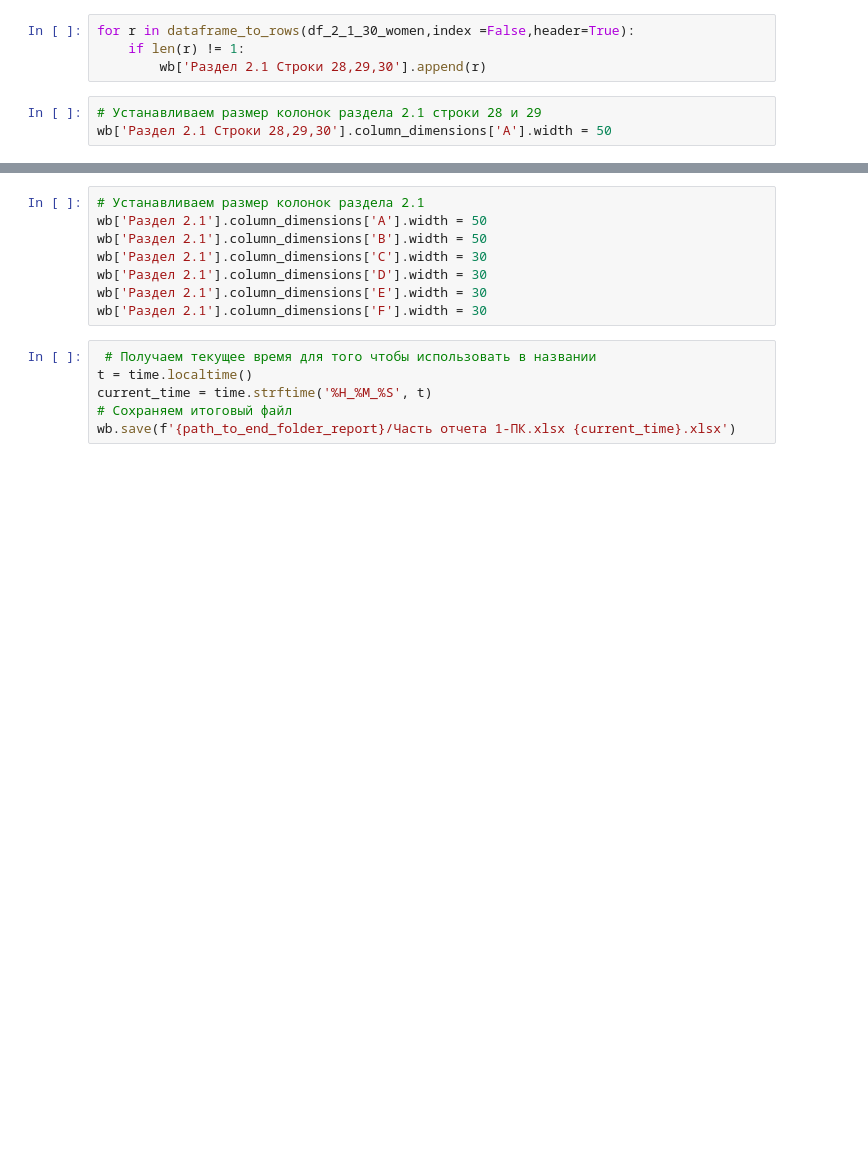
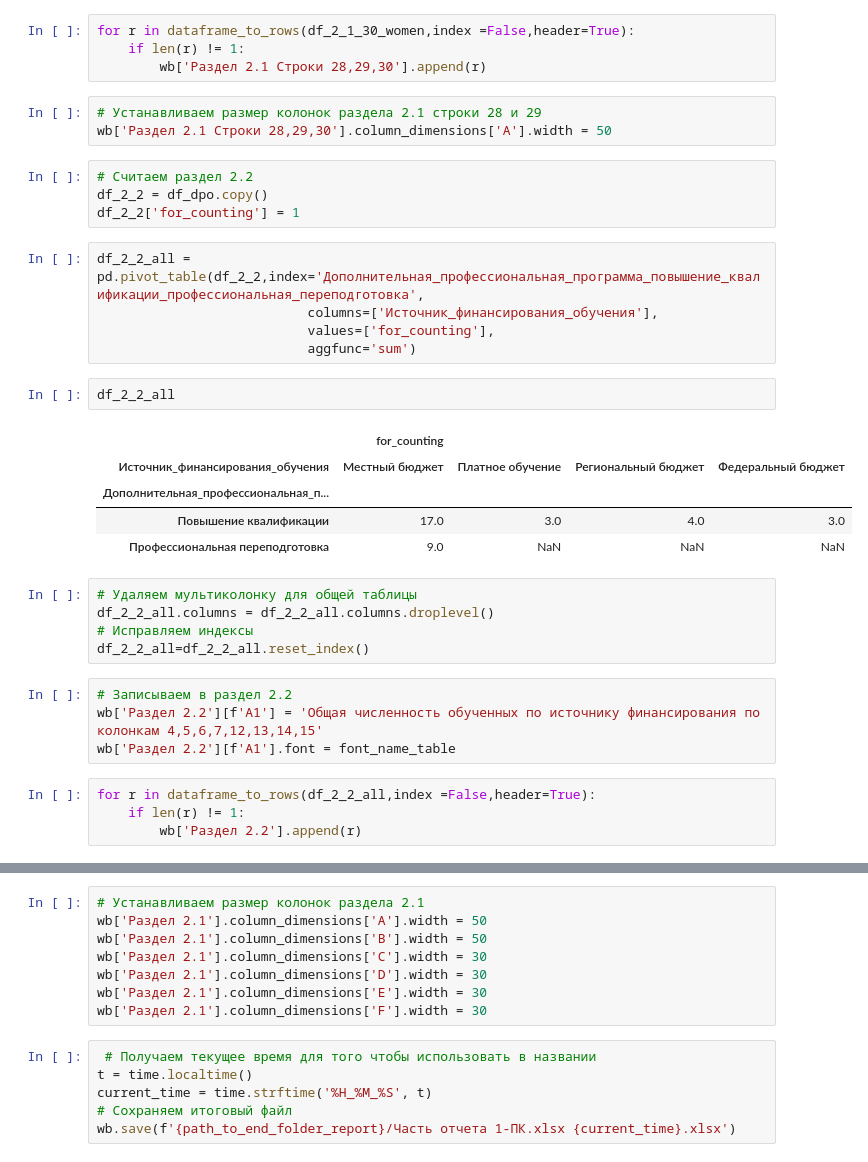
Before and after one commit to t0r1n88/Lindy, a Jupyter notebook: report_1PK.ipynb, the cells around one changed output, grey strips where cells are left out. Cells and saved outputs as stored; diff of their text form; blank space fills up the shorter version.

```diff
--- a/report_1PK.ipynb
+++ b/report_1PK.ipynb
@@ -757,3 +757,33 @@ for r in dataframe_to_rows(df_2_1_30_women,index =False,header=True):
 # %%
 # Устанавливаем размер колонок раздела 2.1 строки 28 и 29
 wb['Раздел 2.1 Строки 28,29,30'].column_dimensions['A'].width = 50
+# %%
+# Считаем раздел 2.2
+df_2_2 = df_dpo.copy()
+df_2_2['for_counting'] = 1
+# %%
+df_2_2_all = pd.pivot_table(df_2_2,index='Дополнительная_профессиональная_программа_повышение_квалификации_профессиональная_переподготовка',
+                           columns=['Источник_финансирования_обучения'],
+                           values=['for_counting'],
+                           aggfunc='sum')
+# %%
+df_2_2_all
+# %% [output]
+|  | for_counting |  |  |  |
+| Источник_финансирования_обучения | Местный бюджет | Платное обучение | Региональный бюджет | Федеральный бюджет |
+| Дополнительная_профессиональная_п... |  |  |  |  |
+| Повышение квалификации | 17.0 | 3.0 | 4.0 | 3.0 |
+| Профессиональная переподготовка | 9.0 | NaN | NaN | NaN |
+# %%
+# Удаляем мультиколонку для общей таблицы
+df_2_2_all.columns = df_2_2_all.columns.droplevel()
+# Исправляем индексы
+df_2_2_all=df_2_2_all.reset_index()
+# %%
+# Записываем в раздел 2.2
+wb['Раздел 2.2'][f'A1'] = 'Общая численность обученных по источнику финансирования по колонкам 4,5,6,7,12,13,14,15'
+wb['Раздел 2.2'][f'A1'].font = font_name_table
+# %%
+for r in dataframe_to_rows(df_2_2_all,index =False,header=True):
+    if len(r) != 1:
+        wb['Раздел 2.2'].append(r)
```
Also changed, not shown: parts of 16 cells of this notebook.
